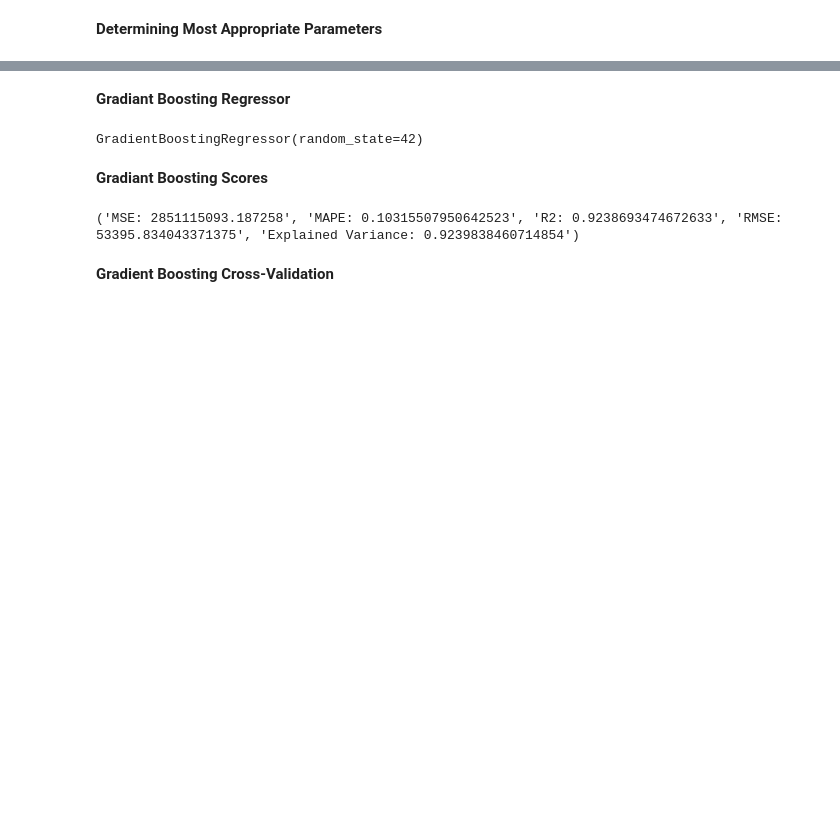
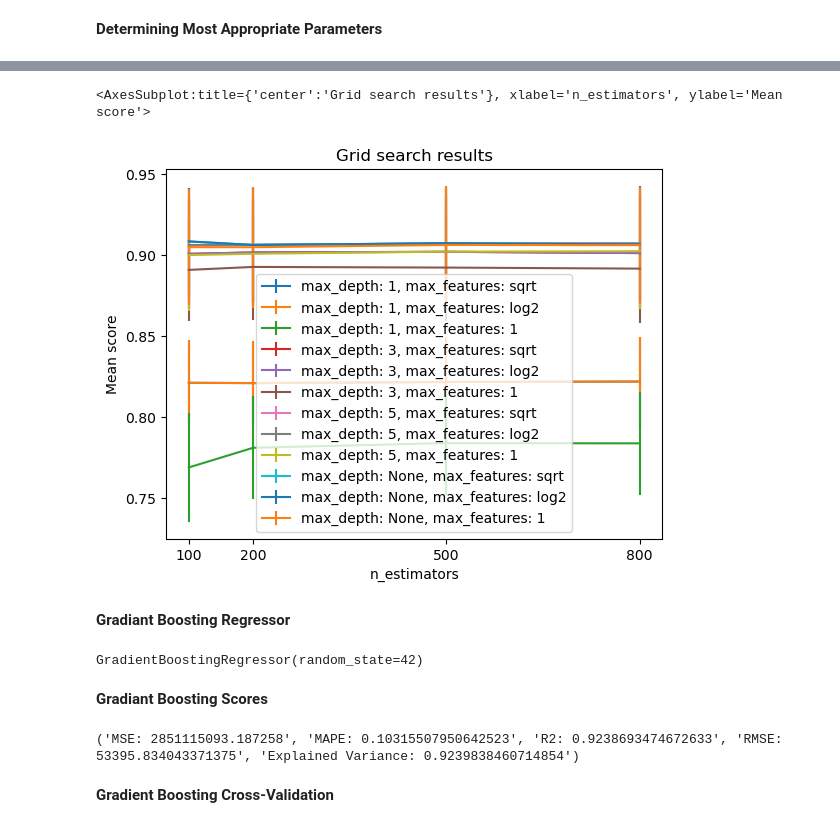
Before and after one commit to l-ching/Milestone-2, a Jupyter notebook: sup_learning_Yosemite.ipynb, the cells around one changed output, grey strips where cells are left out. Saved outputs shown, nothing was run; the diff lists cells and outputs as text; code cells hidden in the pictures; blank space fills up the shorter version.

```diff
--- a/sup_learning_Yosemite.ipynb
+++ b/sup_learning_Yosemite.ipynb
@@ -698,3 +703,8 @@ print(grid.best_params_)
+# %%
+plot.grid_search(grid_fit.cv_results_, change = 'n_estimators', sort=False)
+# %% [output]
+<AxesSubplot:title={'center':'Grid search results'}, xlabel='n_estimators', ylabel='Mean score'>
+[figure, added]
 # %% [markdown]
 **Gradiant Boosting Regressor**
 # %%
```
Also changed, not shown: parts of 14 cells of this notebook.
